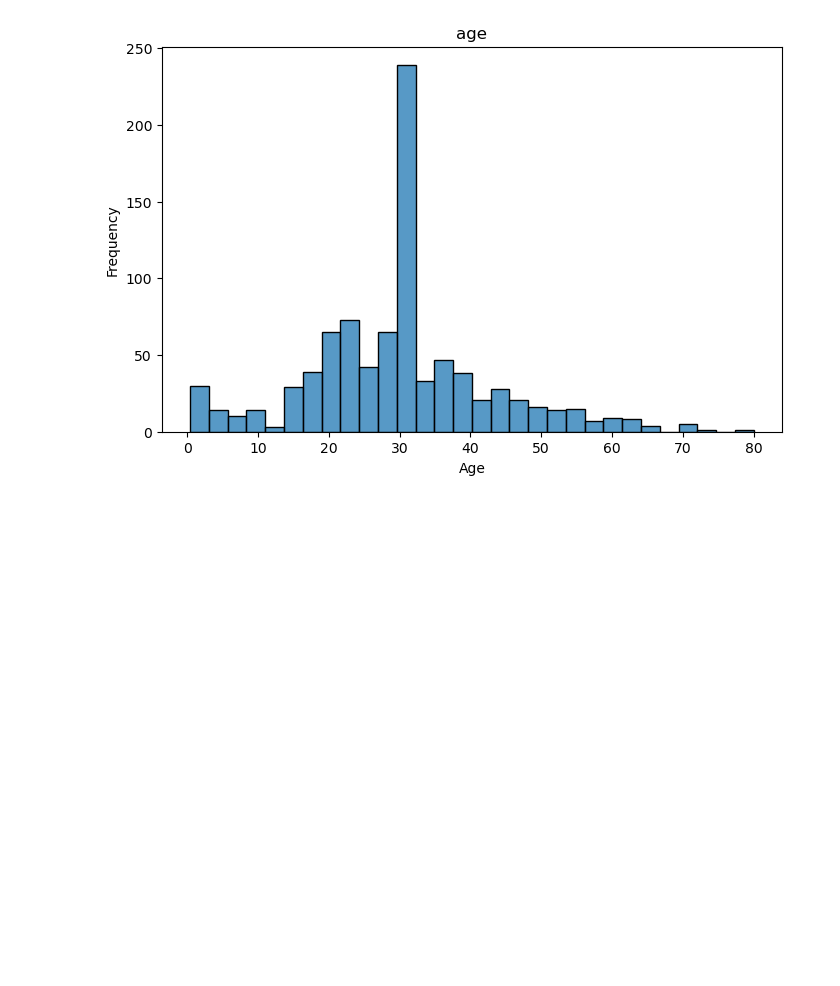
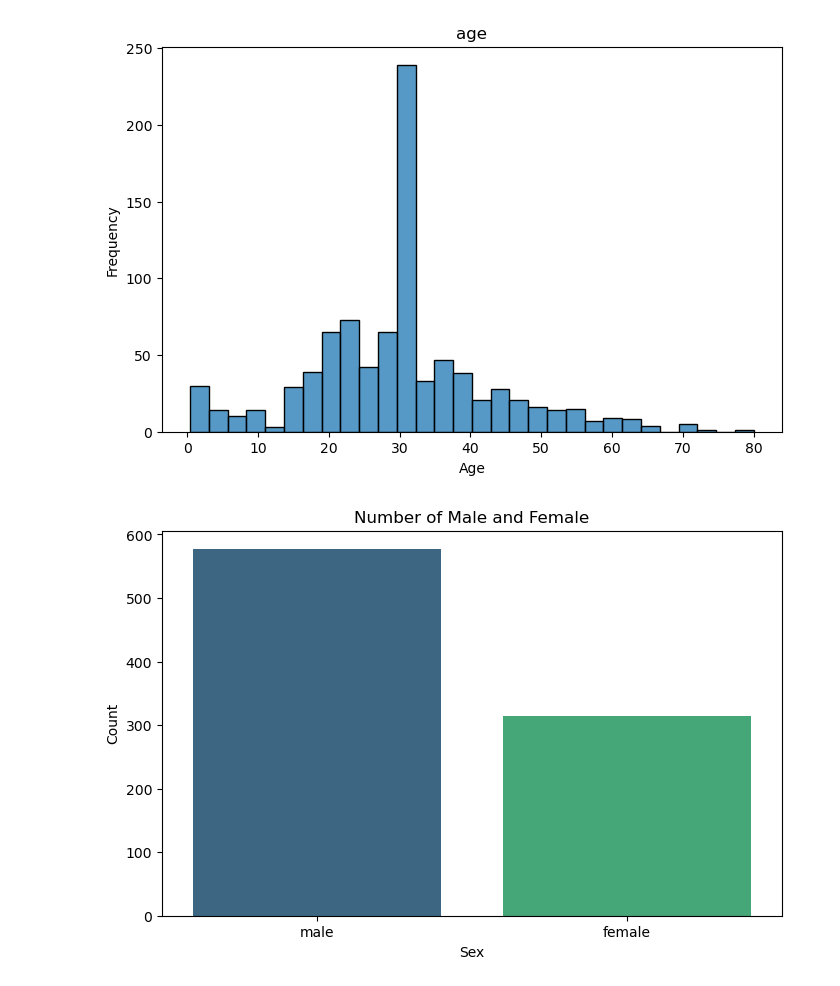
Before and after one commit to johannesmakgetha/Titanic---Machine-Learning-from-Disaster, a Jupyter notebook: notebook.ipynb, the cells around one changed output. Saved outputs shown, nothing was run; the diff lists cells and outputs as text; code cells hidden in the pictures; blank space fills up the shorter version.

```diff
--- a/notebook.ipynb
+++ b/notebook.ipynb
@@ -309,3 +309,12 @@ plt.xlabel('Age')
 plt.show()
 # %% [output]
 [figure]
+# %%
+plt.figure(figsize=(8, 5))
+sns.countplot(x='Sex', data=data_cleaned,hue='Sex',palette='viridis')
+plt.title("Number of Male and Female")
+plt.xlabel("Sex")
+plt.ylabel("Count")
+plt.show()
+# %% [output]
+[figure, added]
```
